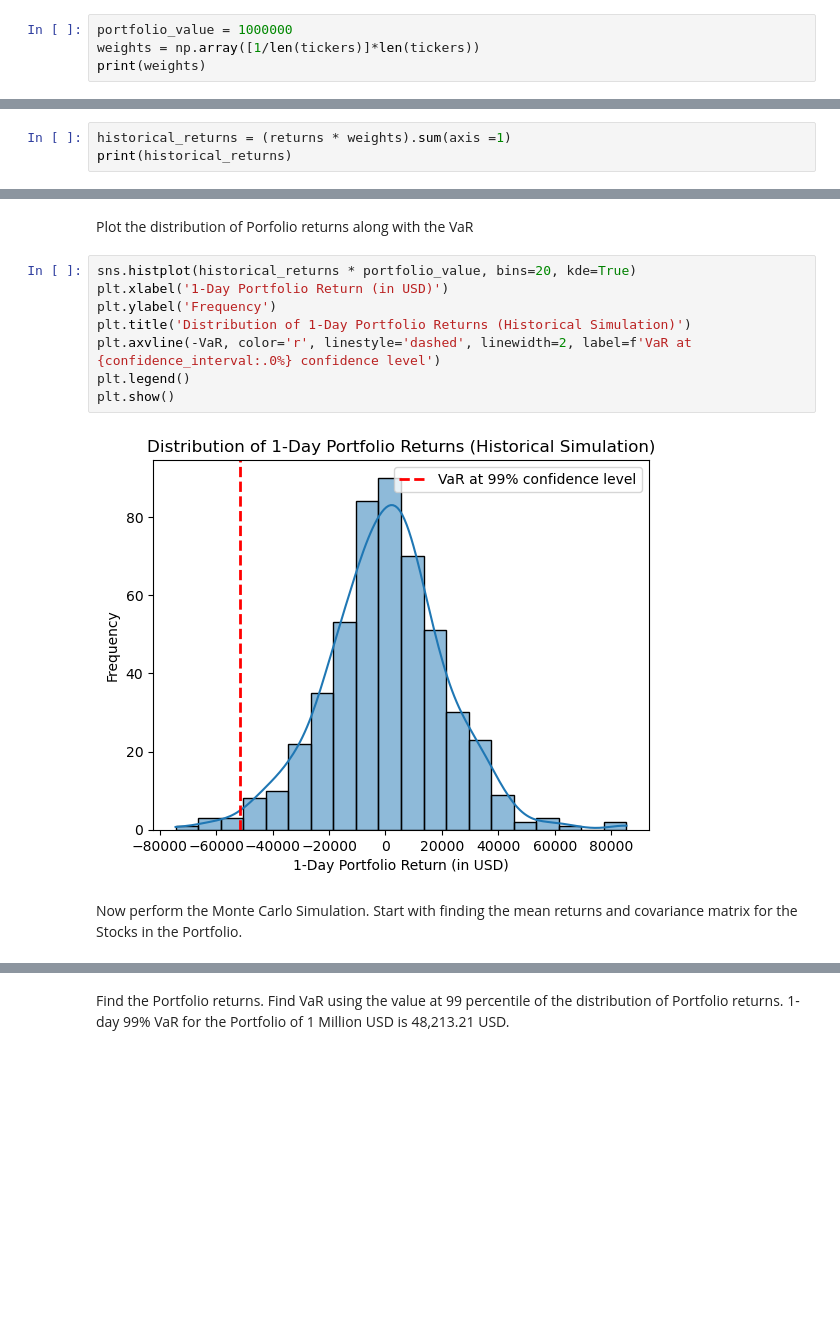
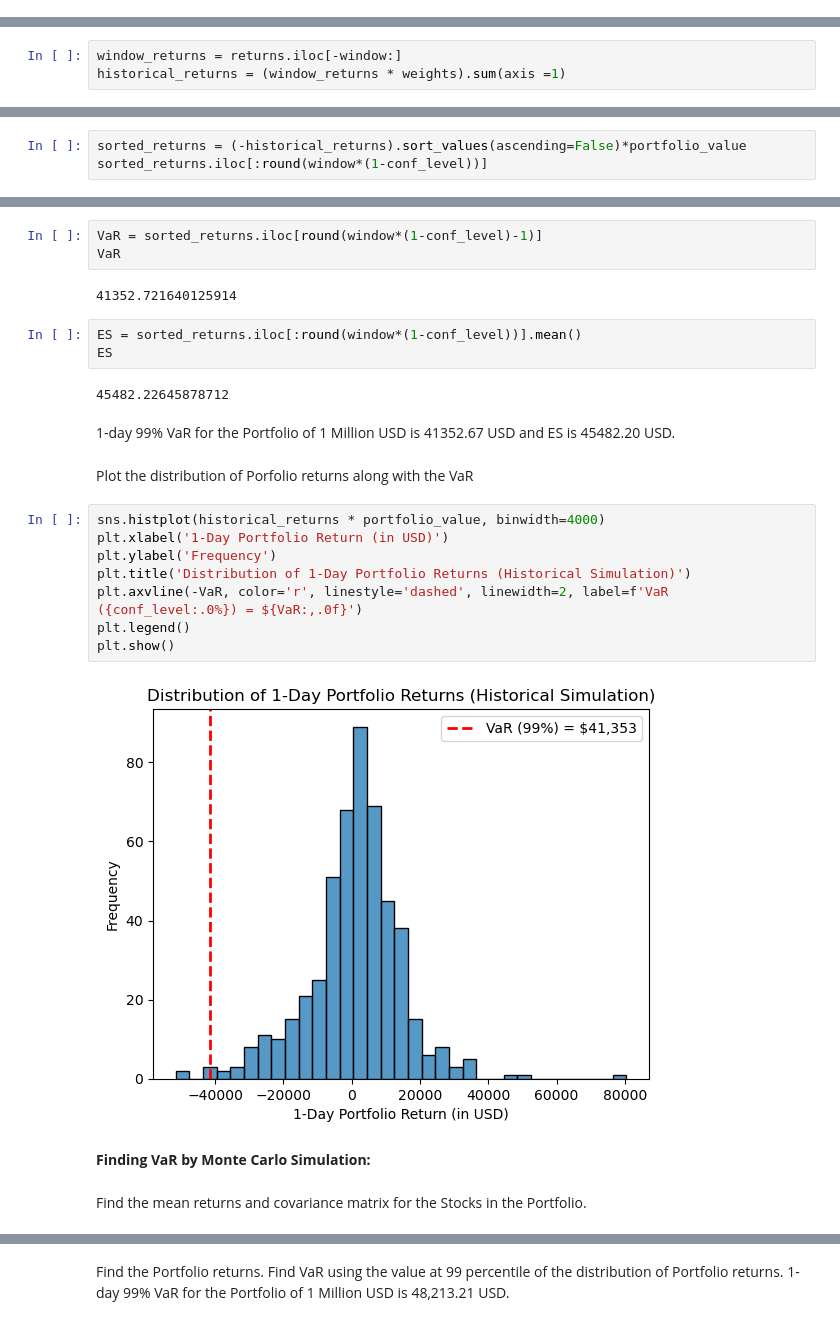
Before and after one commit to yogesh-dandekar/Risk-Projects-in-Python, a Jupyter notebook: Portfolio VaR and ES modelling and Testing.ipynb, the cells around one changed output, grey strips where cells are left out. Cells and saved outputs as stored; diff of their text form; blank space fills up the shorter version.

```diff
--- a/Portfolio VaR and ES modelling and Testing.ipynb
+++ b/Portfolio VaR and ES modelling and Testing.ipynb
@@ -63,4 +78,0 @@ returns
-# %%
-portfolio_value = 1000000
-weights = np.array([1/len(tickers)]*len(tickers))
-print(weights)
@@ -71,3 +79,3 @@ Find the daily returns for the whole Portfolio
 # %%
-historical_returns = (returns * weights).sum(axis =1)
-print(historical_returns)
+window_returns = returns.iloc[-window:]
+historical_returns = (window_returns * weights).sum(axis =1)
@@ -96,0 +82,3 @@ print(VaR)
+# %%
+sorted_returns = (-historical_returns).sort_values(ascending=False)*portfolio_value
+sorted_returns.iloc[:round(window*(1-conf_level))]
@@ -97,15 +93,29 @@ print(VaR)
+# %%
+VaR = sorted_returns.iloc[round(window*(1-conf_level)-1)]
+VaR
+# %% [output]
+41352.721640125914
+# %%
+ES = sorted_returns.iloc[:round(window*(1-conf_level))].mean()
+ES
+# %% [output]
+45482.22645878712
+# %% [markdown]
+1-day 99% VaR for the Portfolio of 1 Million USD is 41352.67 USD and ES is 45482.20 USD.
 # %% [markdown]
 Plot the distribution of Porfolio returns along with the VaR
 # %%
-sns.histplot(historical_returns * portfolio_value, bins=20, kde=True)
+sns.histplot(historical_returns * portfolio_value, binwidth=4000)
 plt.xlabel('1-Day Portfolio Return (in USD)')
 plt.ylabel('Frequency')
 plt.title('Distribution of 1-Day Portfolio Returns (Historical Simulation)')
-plt.axvline(-VaR, color='r', linestyle='dashed', linewidth=2, label=f'VaR at {confidence_interval:.0%} confidence level')
+plt.axvline(-VaR, color='r', linestyle='dashed', linewidth=2, label=f'VaR ({conf_level:.0%}) = ${VaR:,.0f}')
 plt.legend()
 plt.show()
 # %% [output]
-[figure, old version]
+[figure, new version]
+# %% [markdown]
+**Finding VaR by Monte Carlo Simulation:**
 # %% [markdown]
-Now perform the Monte Carlo Simulation. Start with finding the mean returns and covariance matrix for the Stocks in the Portfolio.
+Find the mean returns and covariance matrix for the Stocks in the Portfolio.
 # %%
```
Also changed, not shown: parts of 66 cells of this notebook.
